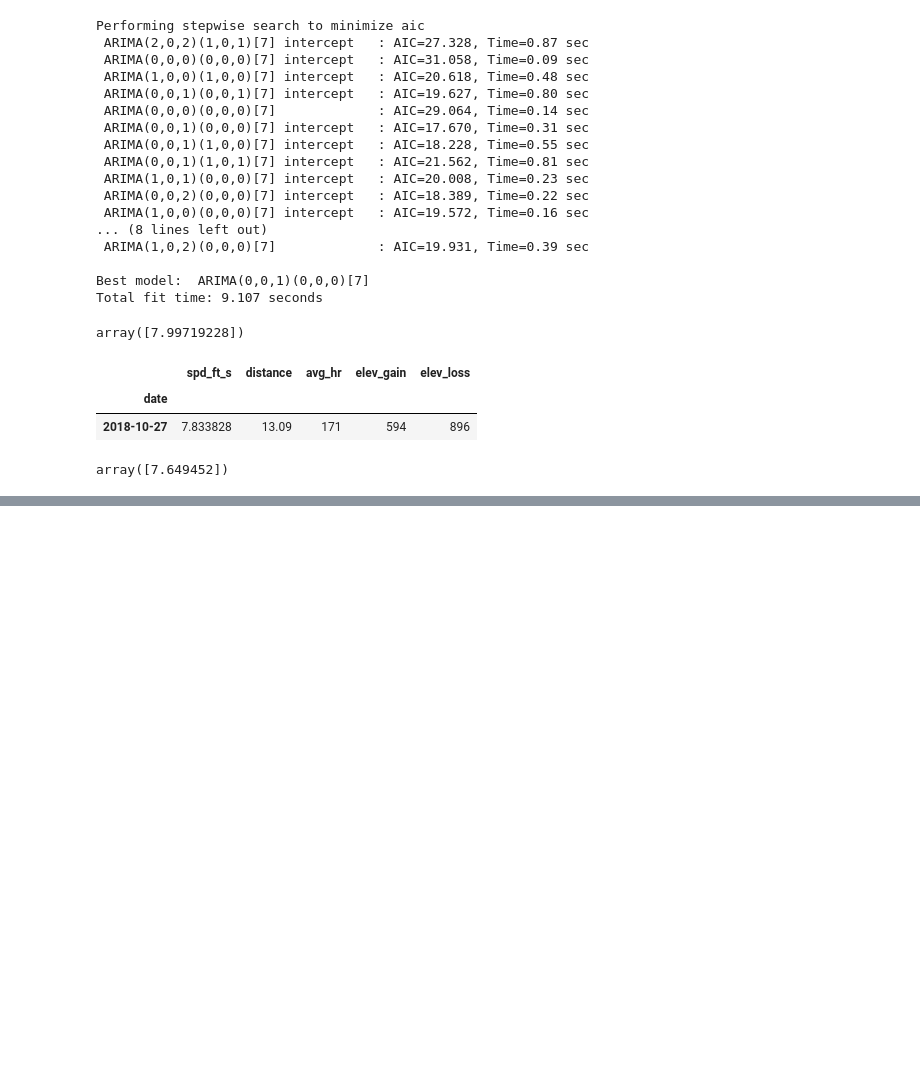
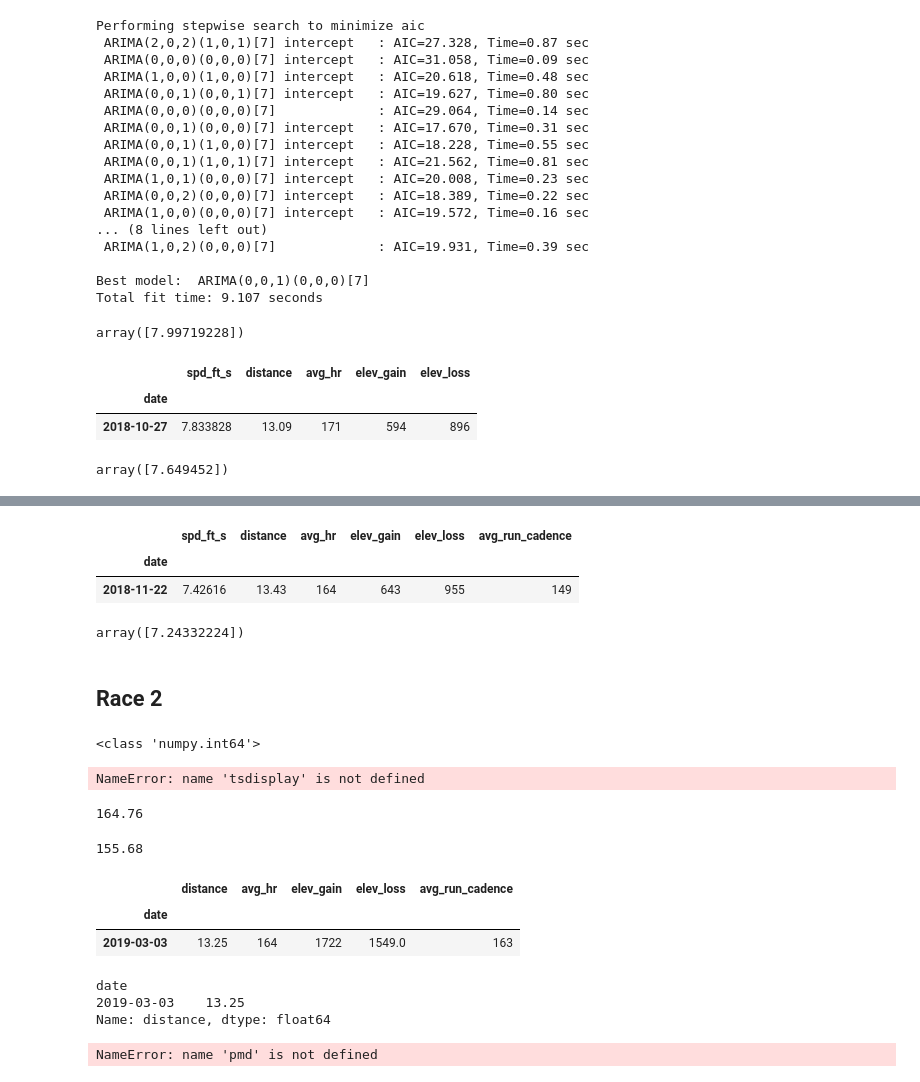
Before and after one commit to keithkruelskie/athlete_prediction, a Jupyter notebook: initial_modeling.ipynb, the cells around one changed output, grey strips where cells are left out. Saved outputs shown, nothing was run; the diff lists cells and outputs as text; code cells hidden in the pictures; blank space fills up the shorter version.

Commit message:
pymc3 model started

```diff
--- a/initial_modeling.ipynb
+++ b/initial_modeling.ipynb
@@ -511,0 +601,63 @@ array([7.649452])
+# %%
+race_df2[race_df2['is_race']==1][['spd_ft_s','distance', 'avg_hr','elev_gain', 'elev_loss', 'avg_run_cadence']]
+# %% [output]
+|  | spd_ft_s | distance | avg_hr | elev_gain | elev_loss | avg_run_cadence |
+| date |  |  |  |  |  |  |
+| 2018-11-22 | 7.42616 | 13.43 | 164 | 643 | 955 | 149 |
+# %%
+preds2 = model.predict(1, X = [[13.43, 149, 643, 955, 155]])
+preds2
+# %% [output]
+array([7.24332224])
+# %% [markdown]
+## Race 2
+# %%
+#Let's read in a single csv first:
+race_df2 = pd.read_csv('./data/races/athlete_10/athlete_10_race_3_3_mo_Running_extra_cols.csv', index_col='date')
+
+try:
+    race_df2['elev_gain'] = race_df2['elev_gain'].str.replace(',', '').astype(float)
+except:
+    print(type(race_df2['elev_gain'][0]))
+
+
+try:
+    race_df2['elev_loss'] = race_df2['elev_loss'].str.replace(',', '').astype(float)
+except:
+    print(type(race_df2['elev_loss'][0]))
+
+
+try:
+    race_df2['calories'] = race_df2['calories'].str.replace(',', '').astype(float)
+except:
+    print(race_df2['calories'].info())
+# %% [output]
+<class 'numpy.int64'>
+# %%
+tsdisplay(race_df2['spd_mph'], lag_max=14)
+
+tsdisplay(race_df2['GAP_ft_s'], lag_max=14)
+
+X = race_df2[race_df2['is_race']==0][['distance', 'avg_hr','elev_gain', 'elev_loss', 'avg_run_cadence']] #, 'avg_stride_length', 'avg_ground_contact_time']]
+
+y = race_df2[race_df2['is_race']==0]['spd_ft_s']
+# %% [output]
+NameError: name 'tsdisplay' is not defined
+# %%
+#Lets find the average cadence for long runs:
+avg_cadence = race_df2[race_df2['is_race']==0]['avg_run_cadence'].mean()
+avg_cadence
+# %% [output]
+164.76
+# %%
+#And heart rate:
+avg_hr = race_df2[race_df2['is_race']==0]['avg_hr'].mean()
+avg_hr
+# %% [output]
+155.68
+# %%
+race_df2[race_df2['is_race']==1][['distance', 'avg_hr','elev_gain', 'elev_loss', 'avg_run_cadence']]
+# %% [output]
+|  | distance | avg_hr | elev_gain | elev_loss | avg_run_cadence |
+| date |  |  |  |  |  |
+| 2019-03-03 | 13.25 | 164 | 1722 | 1549.0 | 163 |
@@ -511,0 +668,7 @@ array([7.649452])
+# %%
+race_distance = race_df2[race_df2['is_race']==1]['distance']
+race_distance
+# %% [output]
+date
+2019-03-03    13.25
+Name: distance, dtype: float64
@@ -511,0 +678,6 @@ array([7.649452])
+# %%
+model = pmd.auto_arima(y, X=X, m=7, trace=True)
+
+preds = model.predict(1, X =[[race_distance, avg_hr, race_gain, race_loss, avg_cadence]])
+# %% [output]
+NameError: name 'pmd' is not defined
```
Also changed, not shown: parts of 15 cells of this notebook, 7 other files.
